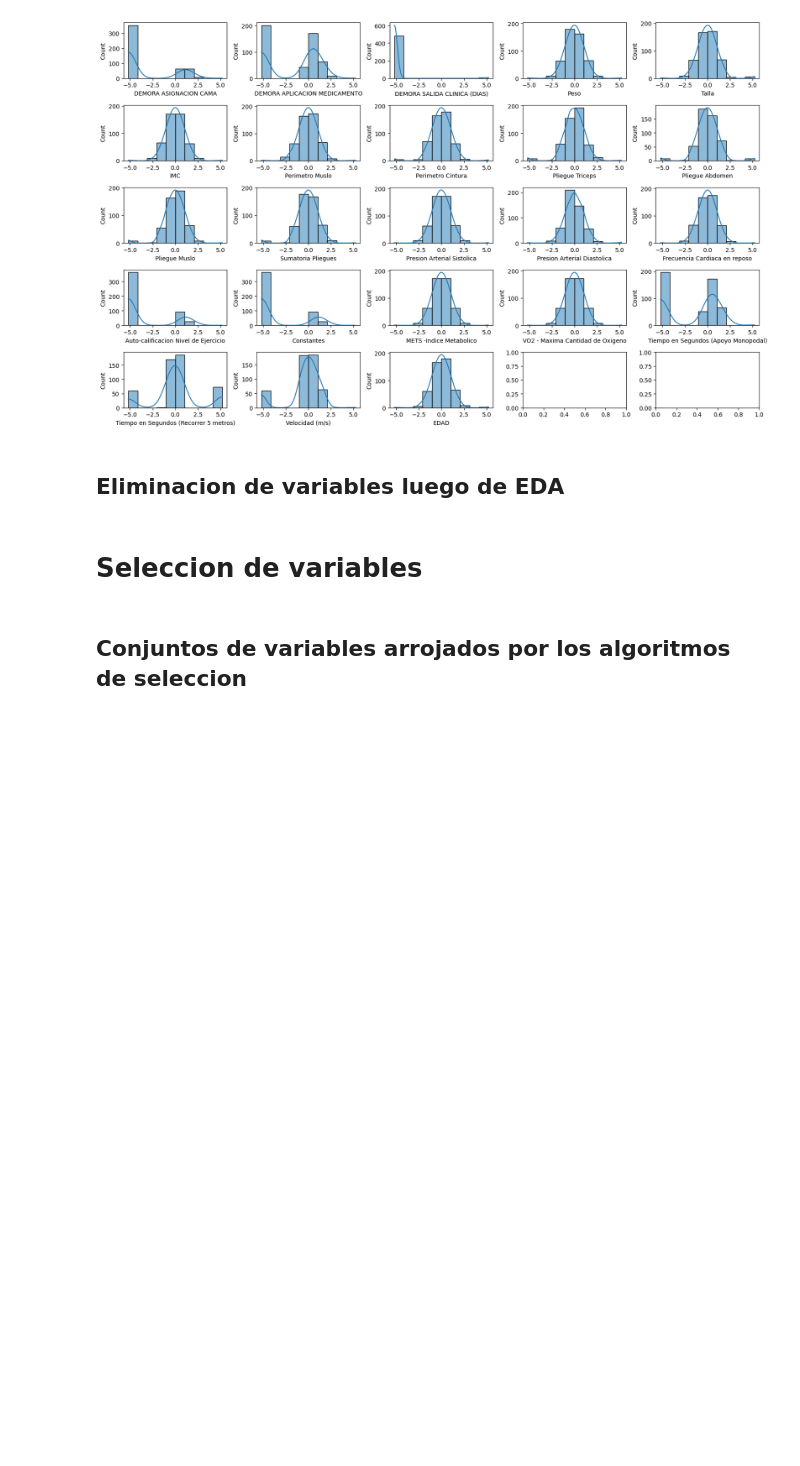
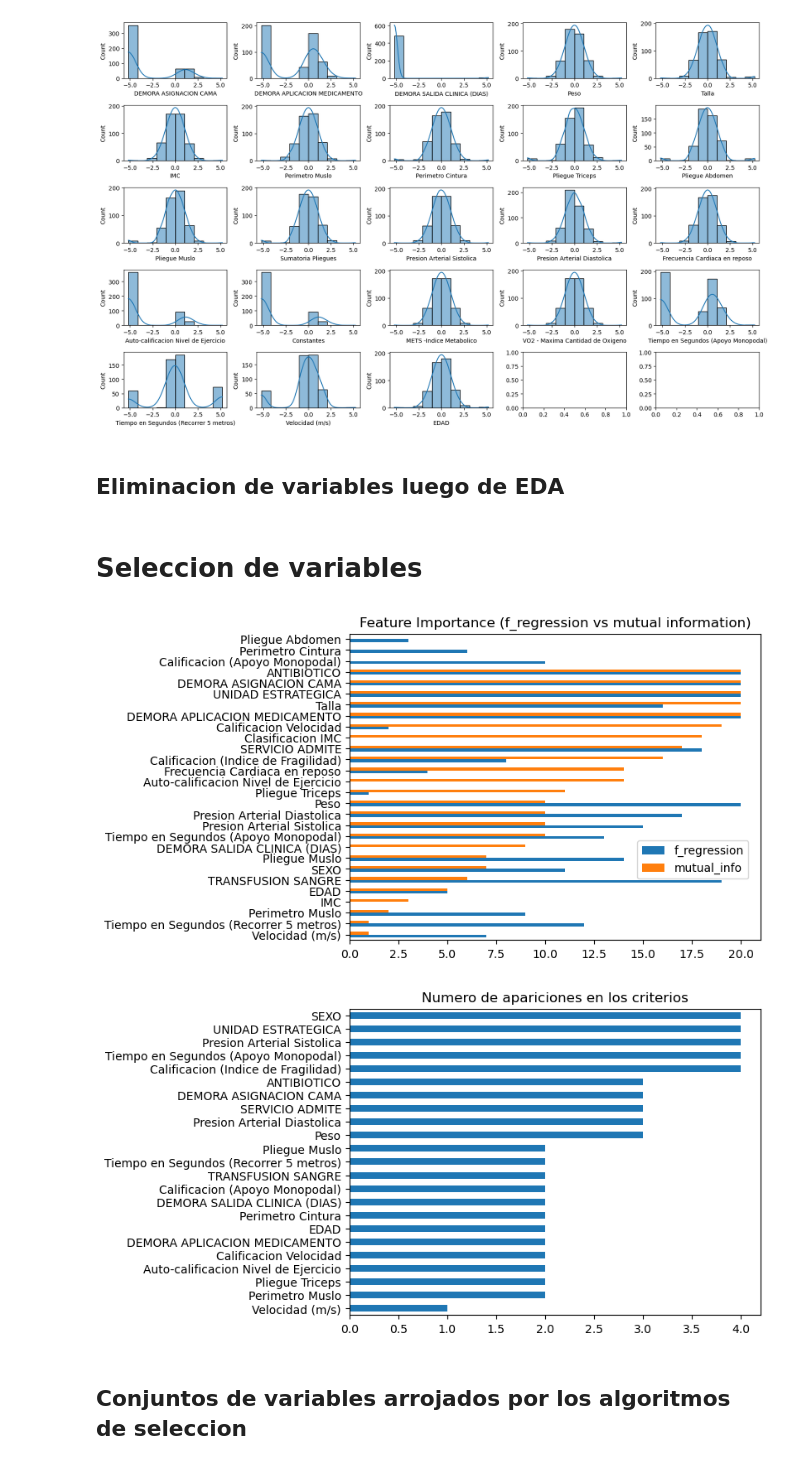
Before and after one commit to alejoarango8/health, a Jupyter notebook: EDA.ipynb, the cells around one changed output. Cells and saved outputs as stored; diff of their text form; code cells hidden in the pictures; blank space fills up the shorter version.

```diff
--- a/EDA.ipynb
+++ b/EDA.ipynb
@@ -763,7 +742,10 @@ df_t.drop(to_drop, axis=1, inplace=True)
 # Seleccion de variables
 # %%
 # Funcion para la seleccion de variables
-feature_sel(df_t)
+feature_sel(df_t, plot=True)
+# %% [output]
+[figure, added]
+[figure, added]
 # %%
 # Nombres de archivos generados mediante la seleccion de variables
 names = [os.path.splitext(i)[0] for i in os.listdir("features")]
```
Also changed, not shown: parts of 14 cells of this notebook, 8 other files.
